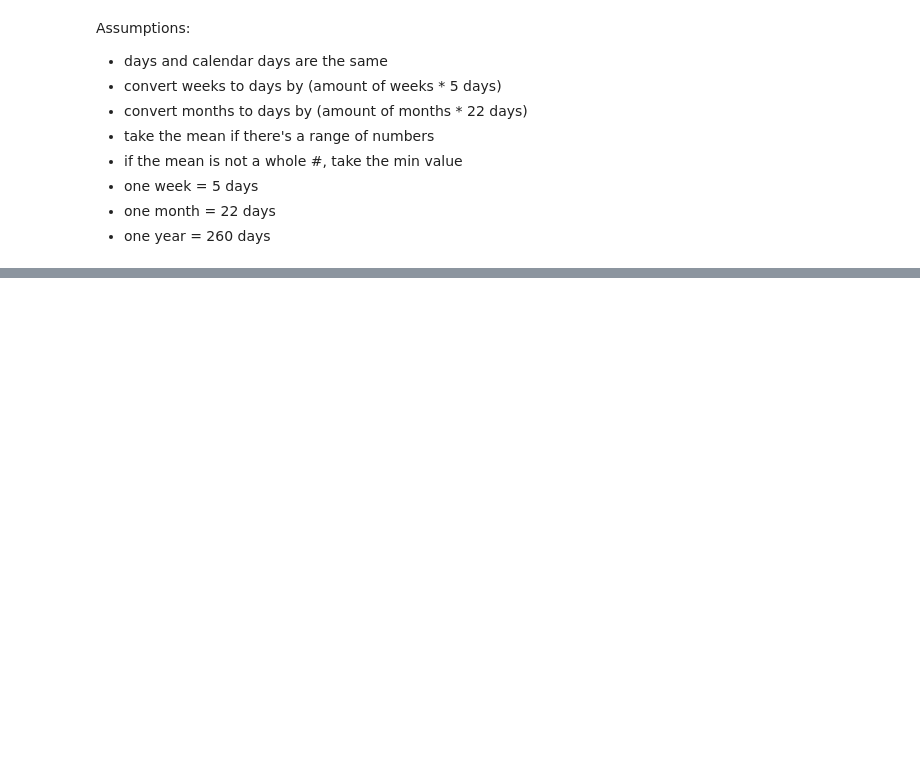
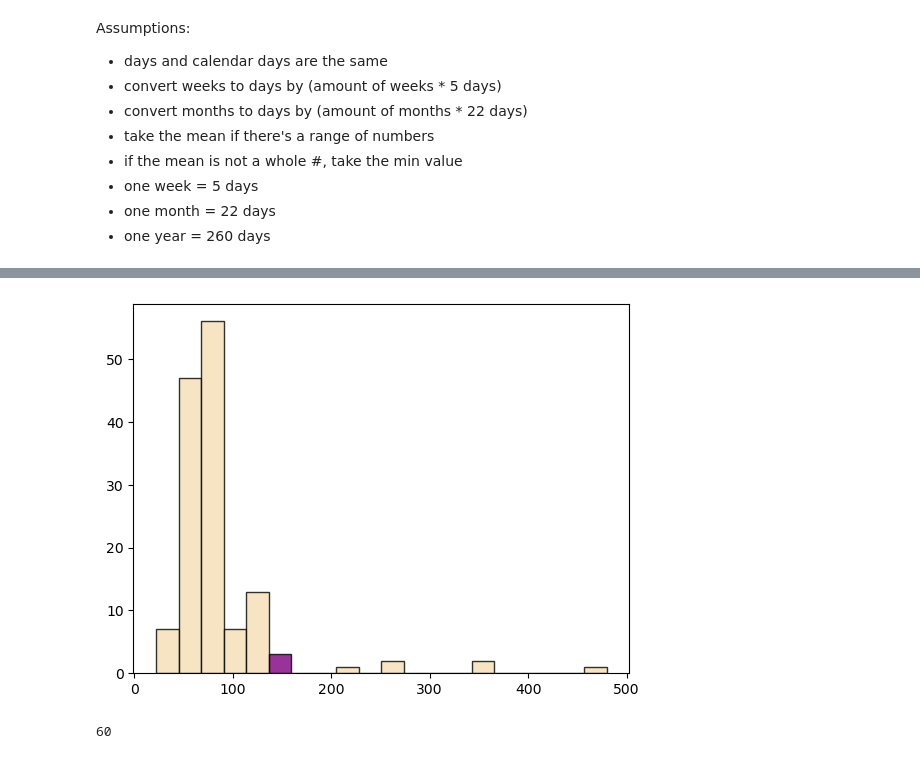
Before and after one commit to nss-data-science-cohort-7/un-exploration-marieljum, a Jupyter notebook: notebooks/solo_exploration.ipynb, the cells around one changed output, grey strips where cells are left out. Cells and saved outputs as stored; diff of their text form; code cells hidden in the pictures; blank space fills up the shorter version.

```diff
--- a/notebooks/solo_exploration.ipynb
+++ b/notebooks/solo_exploration.ipynb
@@ -144,0 +371,15 @@ display(maternity_leave)
+# %%
+n, bins, patches = plt.hist(merge['Length of maternity (in days)'],
+                            bins = 20,
+                            color = 'wheat',
+                            edgecolor = 'black',
+                            alpha = 0.8);
+patches[5].set_facecolor('purple')
+# %% [output]
+[figure, added]
+# %%
+country = 'Kiribati'
+merge_val = merge.loc[country]['Length of maternity (in days)']
+merge_val
+# %% [output]
+60
```
Also changed, not shown: parts of 24 cells of this notebook.
